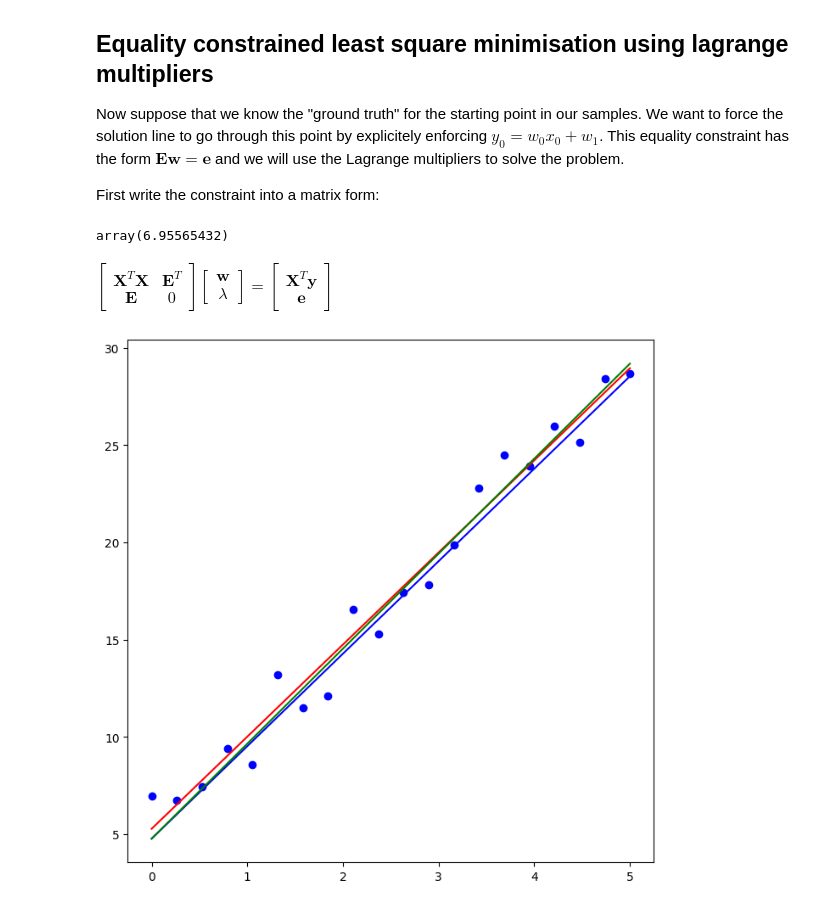
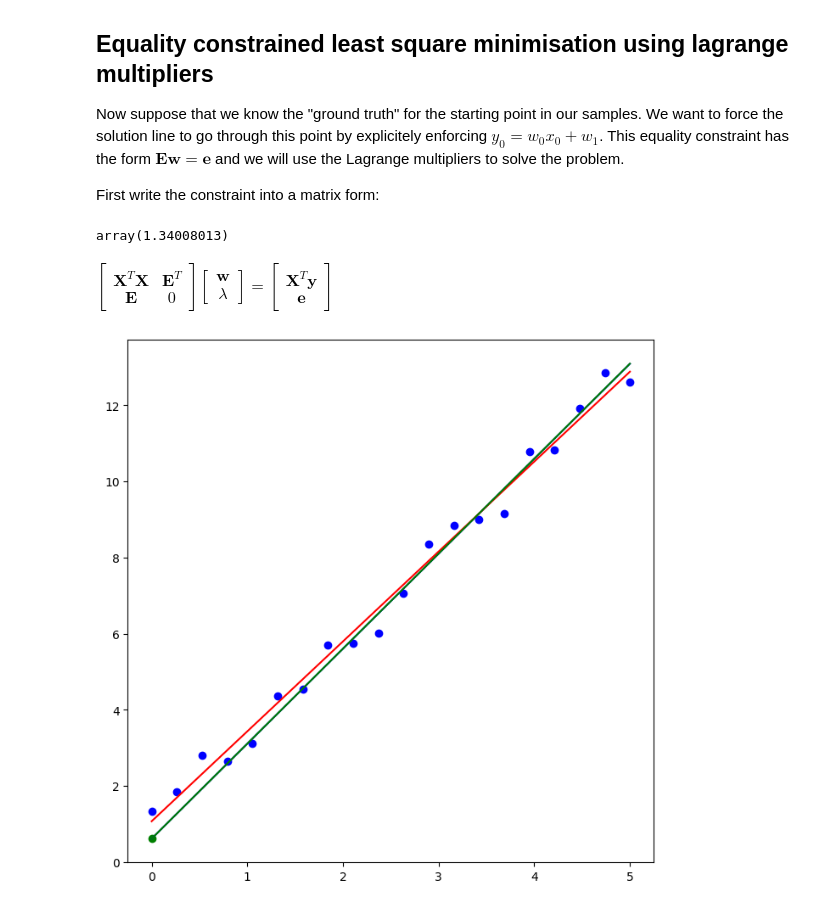
Before and after one commit to ediadvancedrobotics/lecturecode, a Jupyter notebook: lecture1.ipynb, the cells around one changed output. Drawn from its saved outputs; the diff is of its cells as text; code cells hidden in the pictures.

Commit message:
fixed lagrangian

```diff
--- a/lecture1.ipynb
+++ b/lecture1.ipynb
@@ -14,7 +14,7 @@ dim = 2
 x_range = [0,5]
 
 #assuming y = w0 x + w1
-def noisy_data(w, num_points, dim, noise_std=1):
+def noisy_data(w, num_points, dim, noise_std=0.4):
     x = np.linspace(x_range[0], x_range[1], num_points)
     y_true = w[0] * x + w[1]
     # Add Gaussian noise to the y values
@@ -23,7 +23,7 @@ def noisy_data(w, num_points, dim, noise_std=1):
     return np.vstack([x,y_noisy]).T
 
 
-true_w = np.random.uniform(low=0, high=5, size=(num_points))
+true_w = np.random.uniform(low=x_range[0], high=x_range[1], size=(num_points))
 points = noisy_data(true_w,num_points,dim)
 
 points.shape
@@ -33,8 +33,8 @@ points.shape
 import matplotlib.pyplot as plt
 #plotting
 
-def plot_pts(plt):
-    plt.scatter(points[:, 0], points[:,1], c='blue', label='Points')
+def plot_pts(plt, points, color="blue"):
+    plt.scatter(points[:, 0], points[:,1], color=color, label='Points')
 
 def plot_line(plt, w, color="blue"):
     x = np.linspace(x_range[0], x_range[1], 100)
@@ -42,6 +42,6 @@ def plot_line(plt, w, color="blue"):
     plt.plot(x, y_pred, label=f'y = {w[0]}x + {w[1]}', color=color)
 
 plt.figure(figsize=(8, 8))
-plot_pts(plt)
+plot_pts(plt, points)
 plot_line(plt,true_w)
 # %% [output]
@@ -87,12 +87,13 @@ def lagrangian(truth_point):
     E = np.array([truth_point[0],1]).reshape((1,-1))
     return E, e
 
-E, e = lagrangian([0,true_w[1]])
-e.shape
+point_truth = [0,true_w[1]]
+
+E, e = lagrangian(point_truth)
 truth_point = points[0]
 np.array(truth_point[1])
 # %% [output]
-array(6.95565432)
+array(1.34008013)
 # %% [markdown]
 $
 \begin{bmatrix}
@@ -128,11 +129,12 @@ weq = pinv(block_matrix).dot(rhs)[:2]
 # %%
 y_pred = w[0] * x +  w[1]
 
 
 plt.figure(figsize=(8, 8))
-plot_pts(plt)
+plot_pts(plt,points)
+plot_pts(plt,np.array([point_truth]),"green")
 plot_line(plt,true_w)
 plot_line(plt,w,"red")
 plot_line(plt,weq,"green")
 # %% [output]
-[figure, old version]
+[figure, new version]
```
Also changed, not shown: parts of 2 cells of this notebook.
